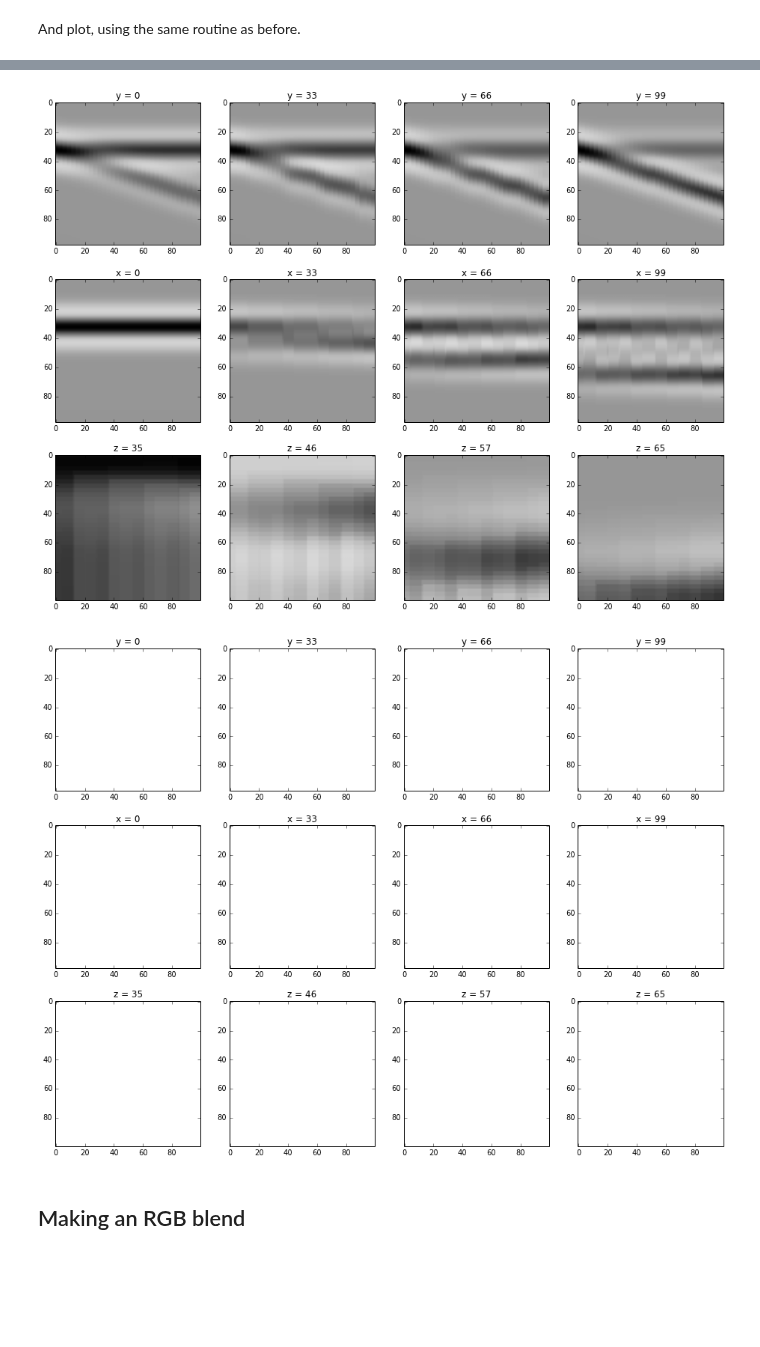
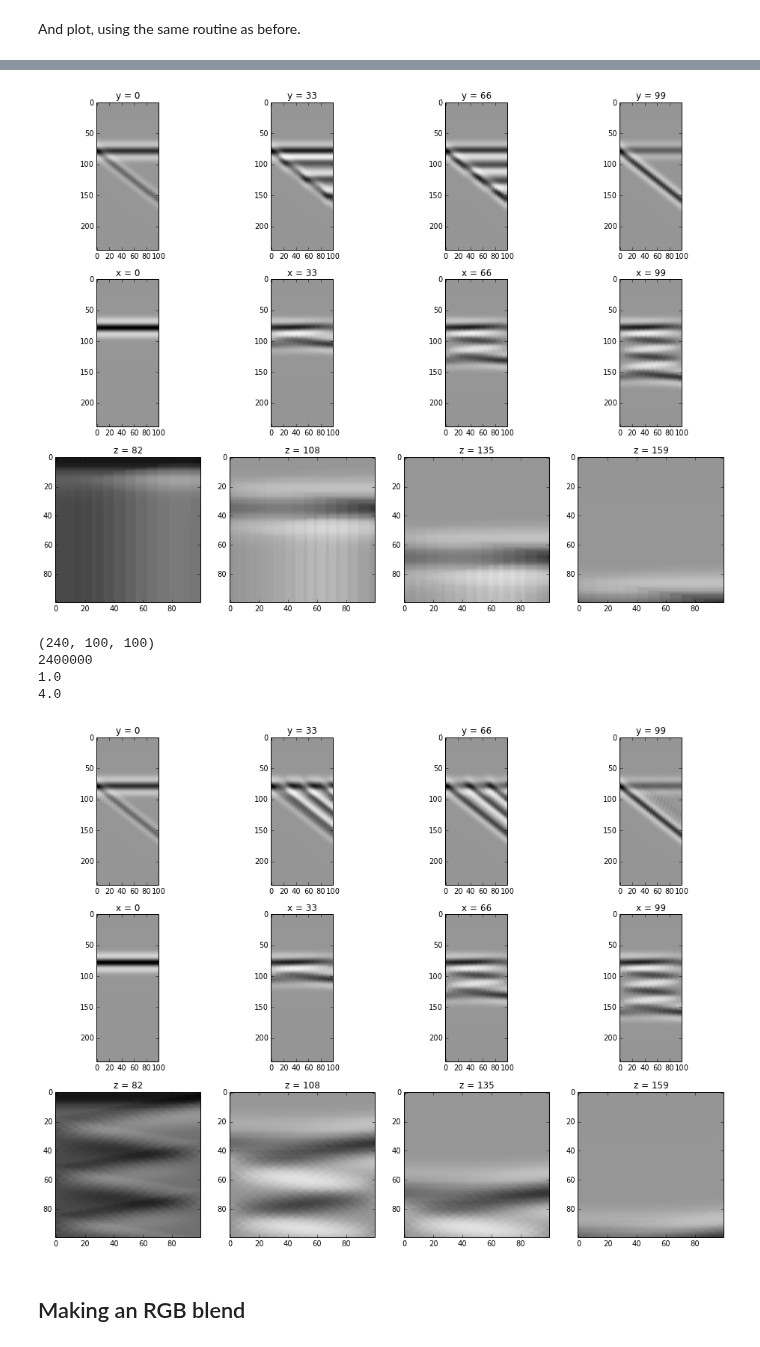
Before and after one commit to kwinkunks/notebooks, a Jupyter notebook: Spectral_wedge.ipynb, the cells around one changed output, grey strips where cells are left out. Cells and saved outputs as stored; diff of their text form; code cells hidden in the pictures; blank space fills up the shorter version.

```diff
--- a/Spectral_wedge.ipynb
+++ b/Spectral_wedge.ipynb
@@ -176,19 +171,19 @@ Deficiencies:
 # %% [markdown]
 First, top-conforming. This should be relatively easy: just draw the wedge and subwedges the same everywhere, then 'draw' the bottom layer over everything.
 # %%
-topmod = np.ones((depth,length,width), dtype=np.int)
+topmod = np.ones((depth,length,width))
 
 for xslice in range(int(length)):
 
     # Draw the bottom of the wedge
-    value = 2
+    value = 2.
     for (z,y),v in np.ndenumerate(topmod[:,xslice,:]):
         if z < thickness:
             topmod[z,xslice,y] = value
 
     for i in range(subwedges):
         # Draw the bottom of the i-th subwedge and flood with subwedge rock
-        value = 3
+        value = 3.
         for (z,y),v in np.ndenumerate(topmod[:,xslice,:]):
             if z < (depth/3) + (depth/3) *(1 - (2*i+1)/(2.*subwedges) + y/(2.*subwedges*width)):
                 topmod[z,xslice,y] = value
@@ -199,13 +194,13 @@ for xslice in range(int(length)):
                 topmod[z,xslice,y] = value
 
     # Draw the top
-    value = 4
+    value = 4.
     for (z,y),v in np.ndenumerate(topmod[:,xslice,:]):
         if z < depth/3:
             topmod[z,xslice,y] = value
 
     # Last, the bottom of the model
-    value = 1
+    value = 1.
     thickness = (depth/3)*(1 + xslice/length)
     for (z,y),v in np.ndenumerate(topmod[:,xslice,:]):
         if z > thickness:
@@ -217,21 +212,21 @@ plot_slices(topmod, interpolation='nearest', cmap='jet', vmax=4, vmin=1)
 # %% [markdown]
 Now we'll try bottom-conforming.
 # %%
-botmod = np.ones((depth,length,width), dtype=np.int)
+botmod = np.ones((depth,length,width))
 
 for xslice in range(int(length)):
     thickness = (depth/3) * (xslice/length)
     antithick = (depth/3) * ((length-xslice)/length)
 
     # Draw the bottom of the wedge
-    value = 2
+    value = 2.
     for (z,y),v in np.ndenumerate(botmod[:,xslice,:]):
         if z < thickness + depth/3:
             botmod[z,xslice,y] = value
 
     for i in range(subwedges):
         # Draw the bottom of the i-th subwedge and flood with subwedge rock
-        value = 3
+        value = 3.
         for (z,y),v in np.ndenumerate(botmod[:,xslice,:]):
             if z < (depth/3) + (depth/3)*(1 - (2*i+1)/(2.*subwedges) + y/(2.*subwedges*width)) - antithick:
                 botmod[z,xslice,y] = value
@@ -242,7 +237,7 @@ for xslice in range(int(length)):
                 botmod[z,xslice,y] = value
 
     # Lastly, draw the top
-    value = 4
+    value = 4.
     for (z,y),v in np.ndenumerate(botmod[:,xslice,:]):
         if z < depth/3:
             botmod[z,xslice,y] = value
@@ -287,7 +285,7 @@ n_samples = depth
 n_traces = length
 n_xlines = width
 
-def make_synth(model, f):
+def make_synth(model, ai, f=20):
 
     # Make an earth
     earth = np.copy(model)
@@ -313,7 +311,7 @@ def make_synth(model, f):
 # %% [markdown]
 Generate the 3D synthetic seismic volume.
 # %%
-synthmod = make_synth(model, 40)
+synthmod = make_synth(model, ai, 20)
 # %% [markdown]
 And plot, using the same routine as before.
 # %%
@@ -324,13 +322,23 @@ plot_slices(synthmod, interpolation='bilinear', vmax=maxrc, vmin=-maxrc)
 # %%
-synthtop = make_synth(topmod, 40)
+synthtop = make_synth(topmod, ai, 40)
 plot_slices(synthtop, interpolation='bilinear', vmax=maxrc, vmin=-maxrc)
 # %% [output]
-[figure, old version]
+[figure, new version]
+# %%
+print botmod.shape
+print botmod.size
+print np.amin(botmod)
+print np.amax(botmod)
+# %% [output]
+(240, 100, 100)
+2400000
+1.0
+4.0
 # %%
-synthbot = make_synth(botmod, 40)
-plot_slices(synthbot)
+synthbot = make_synth(botmod, ai, 40)
+plot_slices(synthbot, interpolation='bilinear', vmax=maxrc, vmin=-maxrc)
 # %% [output]
-[figure, old version]
+[figure, new version]
 # %% [markdown]
 ## Making an RGB blend
 # %% [markdown]
```
Also changed, not shown: parts of 28 cells of this notebook.
